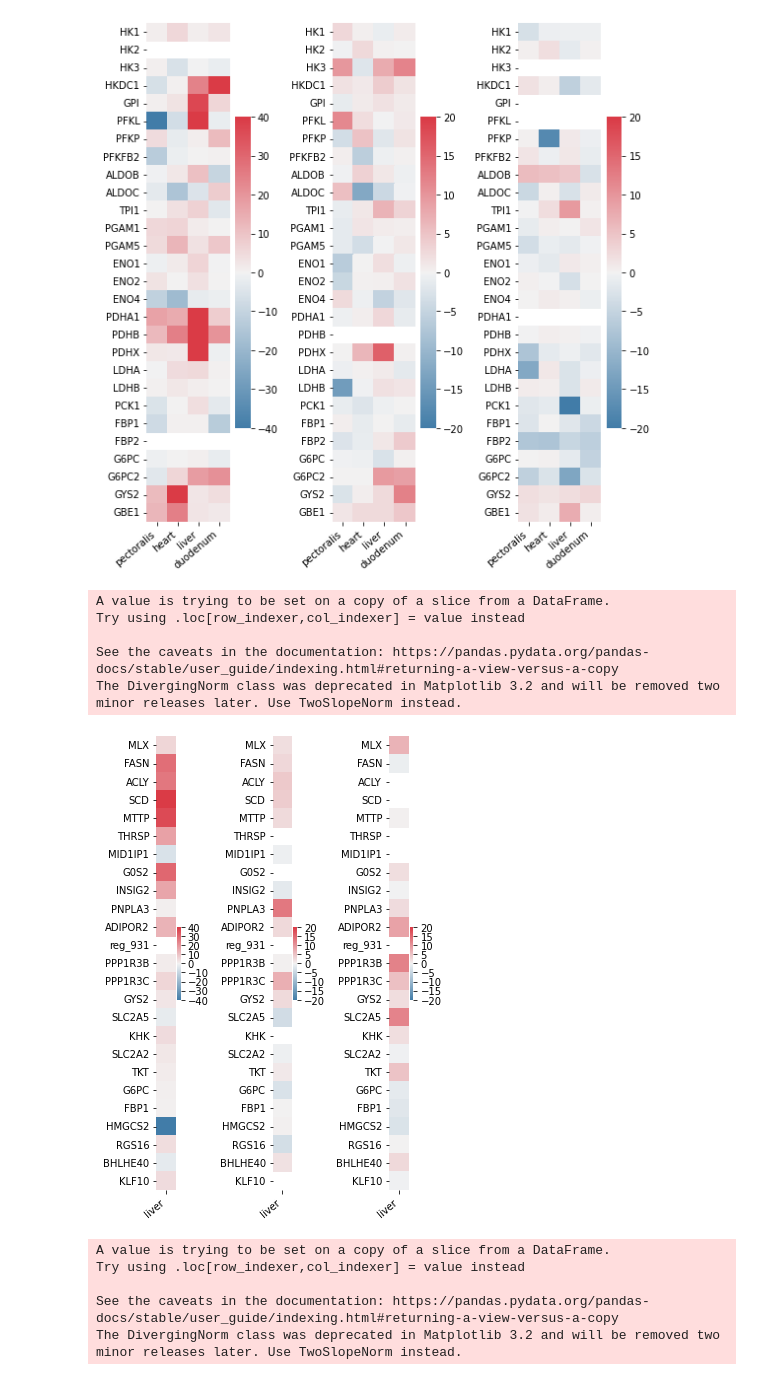
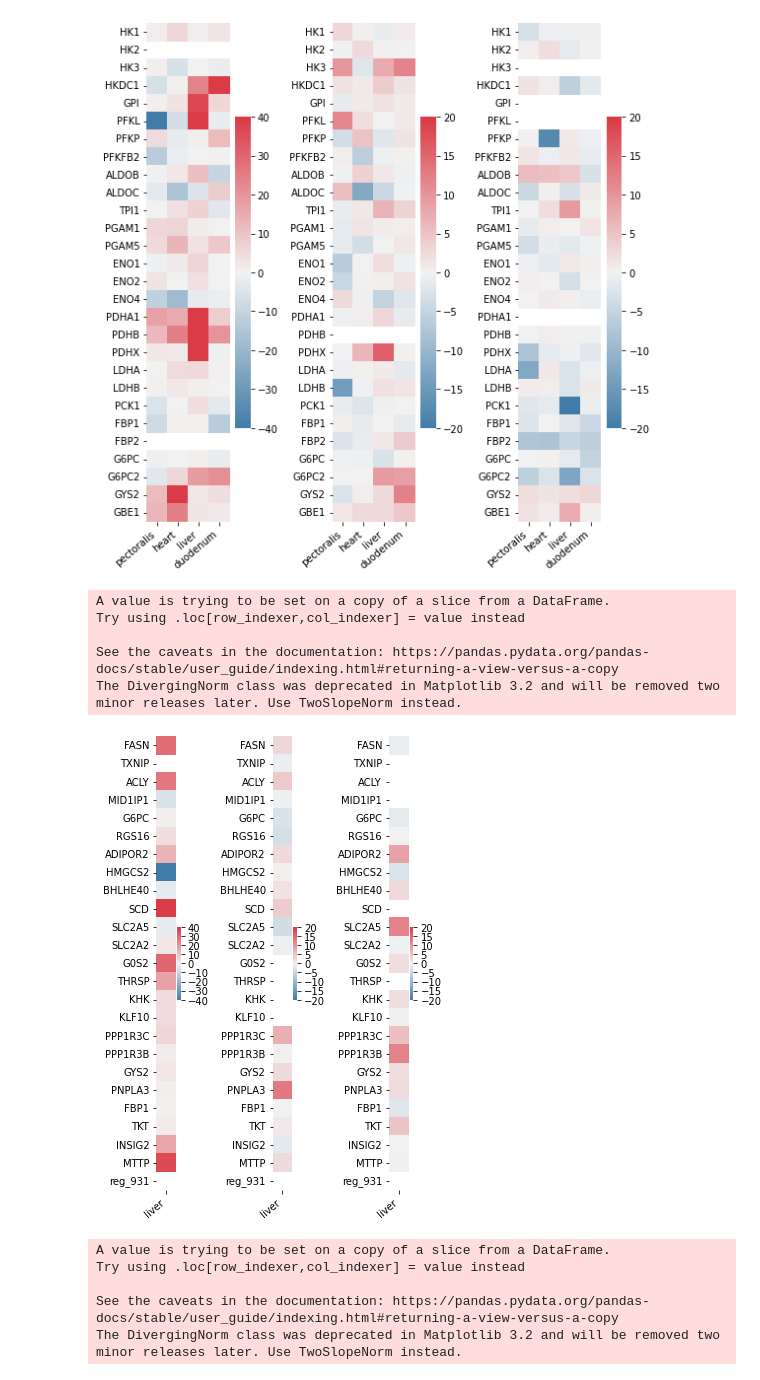
Before and after one commit to osipovarev/Transcriptome_for_NectarGenomics, a Jupyter notebook: up_down_DE_genes_analysis.ipynb, the cells around one changed output. Drawn from its saved outputs; the diff is of its cells as text; code cells hidden in the pictures.

```diff
--- a/up_down_DE_genes_analysis.ipynb
+++ b/up_down_DE_genes_analysis.ipynb
@@ -377,8 +377,8 @@ up_lipogenesis = [g.upper() for g in up_lipogenesis]
 schupp_genes = [g.upper() for g in schupp_genes if not (g.startswith('reg_'))] + ['reg_931']
 
 ## Define the gene set!
-# genes = schupp_genes
-genes = lipid_genes_schupp + glucose_genes_schupp + unknown_genes_schupp
+genes = schupp_genes
+# genes = lipid_genes_schupp + glucose_genes_schupp + unknown_genes_schupp
 
 
 limits = [40, 20, 20]
@@ -403,34 +403,34 @@ for df_merged in all_pairs_dfs:
     df_genes.set_index('gene', inplace=True)
     df_genes = df_genes.reindex(genes)
     df_genes = df_genes[[t for t in tissue_order if t in tissues]]
 
     ## set palette and center it around 0
     gene_min = -limits[i]
     gene_max = limits[i]
 #     gene_min = df_genes['liver'].min()
 #     gene_max = df_genes['liver'].max()
 
     cmap = sns.diverging_palette(240, 10, as_cmap=True)
     divnorm = DivergingNorm(vmin=gene_min, vcenter=0, vmax=gene_max)
 
     ## plot relevance value
 #     sns.heatmap(ax=axes[i], data=df_genes, cmap='Greens')
     sns.heatmap(ax=axes[i], data=df_genes, cmap=cmap, norm=divnorm)
 
     axes[i].set_xticklabels(axes[i].get_xticklabels(), rotation=40, ha="right")
     axes[i].set_ylabel('')
     fig.tight_layout()
     i += 1
 
 pdf_name = 'Schupp_targets_Mlxipl.liver.distance.ALL_pairs.pdf'
 # fig.savefig(pdf_name, bbox_inches='tight')
 # %% [output]
 A value is trying to be set on a copy of a slice from a DataFrame.
 Try using .loc[row_indexer,col_indexer] = value instead
 
 See the caveats in the documentation: https://pandas.pydata.org/pandas-docs/stable/user_guide/indexing.html#returning-a-view-versus-a-copy
 The DivergingNorm class was deprecated in Matplotlib 3.2 and will be removed two minor releases later. Use TwoSlopeNorm instead.
-[figure, old version]
+[figure, new version]
 # %%
 ## FA beta-oxidation and synthesis pathways
 fa_metabolism_genes = ["ACAT1", "ACAT2", "ACACA", "ACACB", "FASN", "MECR", "OXSM", "MLYCD",
```
Also changed, not shown: parts of 1 cell of this notebook, 1 other file.
